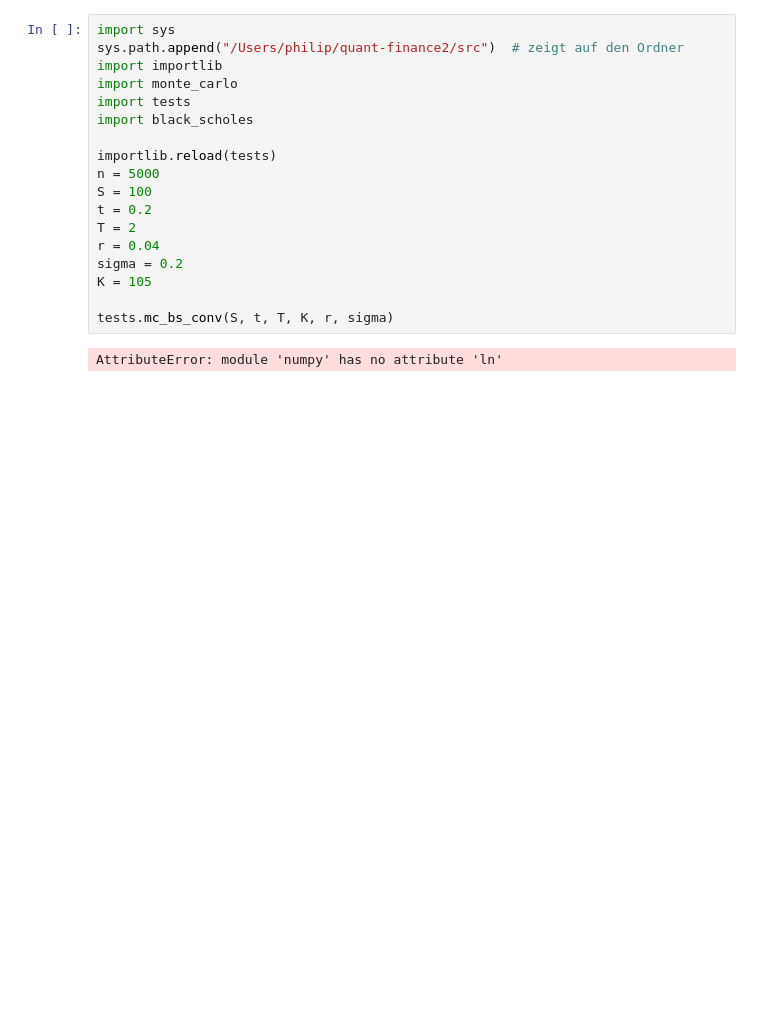
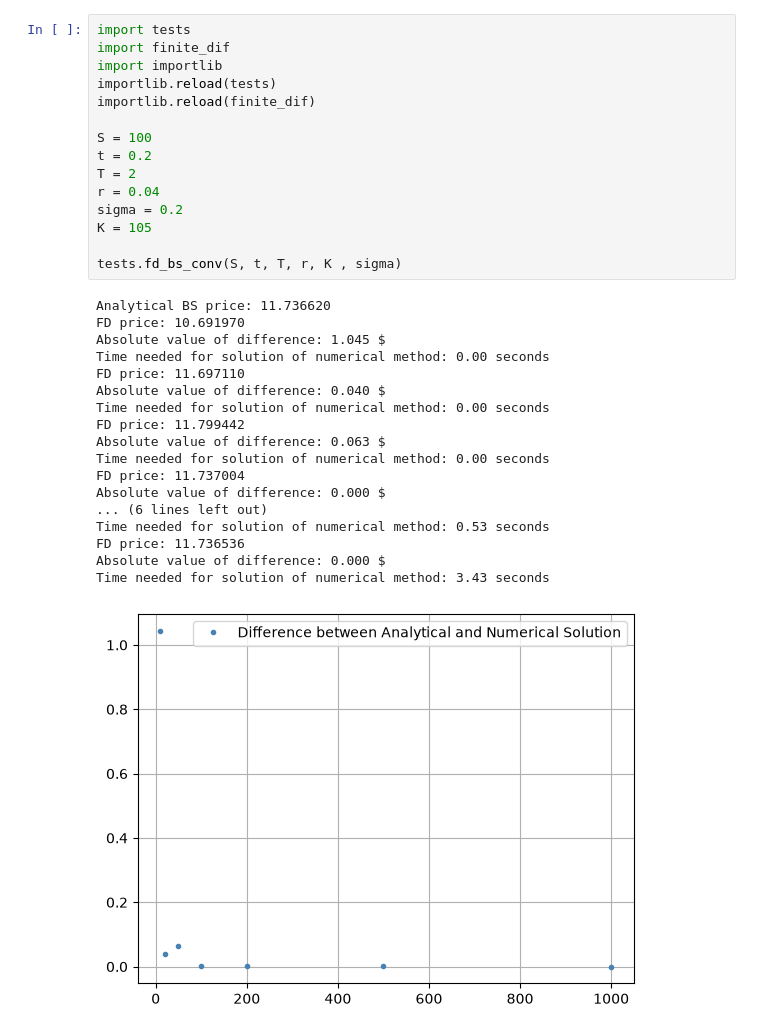
Before and after one commit to pw06/quant-finance-options-pricer, a Jupyter notebook: notebooks/notebook01.ipynb, the cells around one changed output. Drawn from its saved outputs; the diff is of its cells as text; blank space fills up the shorter version.

```diff
--- a/notebooks/notebook01.ipynb
+++ b/notebooks/notebook01.ipynb
@@ -18,20 +20,34 @@ mc.monte_carlo_func(S, t, T, K, r, sigma, n)
 # %%
-import sys
-sys.path.append("/Users/philip/quant-finance2/src")  # zeigt auf den Ordner
+import tests
+import finite_dif
 import importlib
-import monte_carlo
-import tests
-import black_scholes
+importlib.reload(tests)
+importlib.reload(finite_dif)
 
-importlib.reload(tests)
-n = 5000
 S = 100
 t = 0.2
 T = 2
 r = 0.04
 sigma = 0.2
 K = 105
 
-tests.mc_bs_conv(S, t, T, K, r, sigma)
+tests.fd_bs_conv(S, t, T, r, K , sigma)
 # %% [output]
-AttributeError: module 'numpy' has no attribute 'ln'
+Analytical BS price: 11.736620
+FD price: 10.691970
+Absolute value of difference: 1.045 $
+Time needed for solution of numerical method: 0.00 seconds
+FD price: 11.697110
+Absolute value of difference: 0.040 $
+Time needed for solution of numerical method: 0.00 seconds
+FD price: 11.799442
+Absolute value of difference: 0.063 $
+Time needed for solution of numerical method: 0.00 seconds
+FD price: 11.737004
+Absolute value of difference: 0.000 $
+... (6 lines left out)
+Time needed for solution of numerical method: 0.53 seconds
+FD price: 11.736536
+Absolute value of difference: 0.000 $
+Time needed for solution of numerical method: 3.43 seconds
+[figure, added]
```
Also changed, not shown: parts of 2 cells of this notebook, 5 other files.
